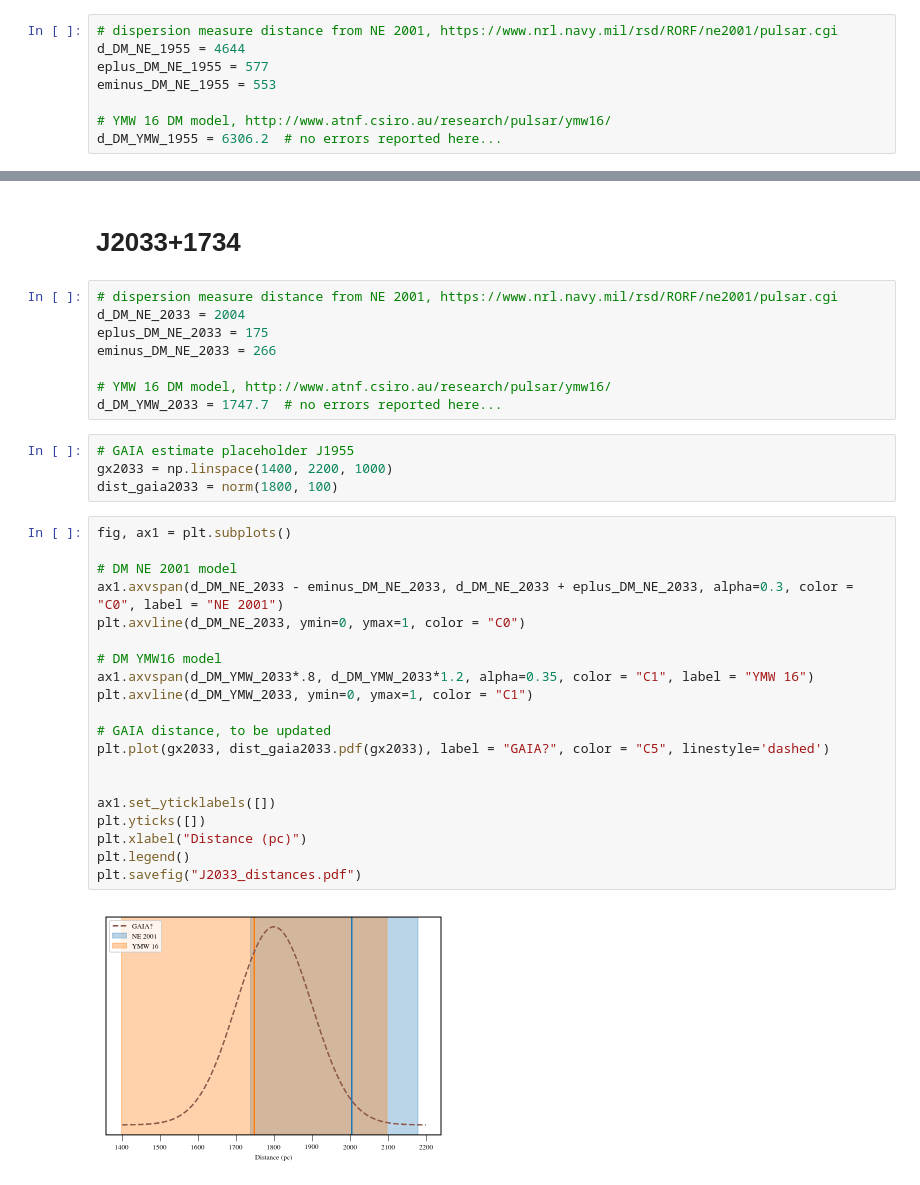
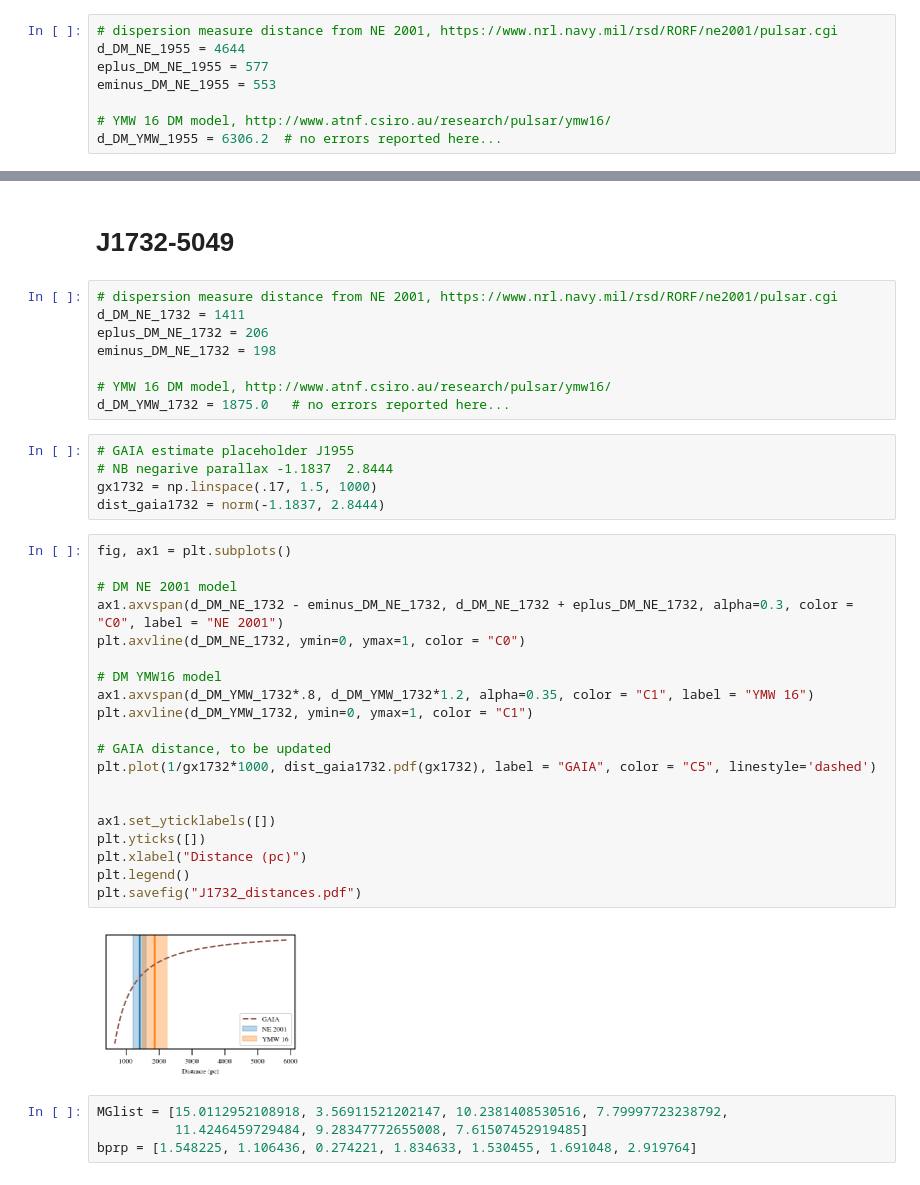
Before and after one commit to ChiaraMingarelli/gaia_pulsars, a Jupyter notebook: codes/pulsar_dist_figs.ipynb, the cells around one changed output, grey strips where cells are left out. Cells and saved outputs as stored; diff of their text form.

```diff
--- a/codes/pulsar_dist_figs.ipynb
+++ b/codes/pulsar_dist_figs.ipynb
@@ -326,36 +350,41 @@ plt.savefig("J1955_distances.pdf")
-# %% [markdown]
-# J2033+1734
+# %% [markdown]
+# J1732-5049
 # %%
 # dispersion measure distance from NE 2001, https://www.nrl.navy.mil/rsd/RORF/ne2001/pulsar.cgi
-d_DM_NE_2033 = 2004
-eplus_DM_NE_2033 = 175
-eminus_DM_NE_2033 = 266
+d_DM_NE_1732 = 1411
+eplus_DM_NE_1732 = 206
+eminus_DM_NE_1732 = 198
 
 # YMW 16 DM model, http://www.atnf.csiro.au/research/pulsar/ymw16/
-d_DM_YMW_2033 = 1747.7  # no errors reported here...
+d_DM_YMW_1732 = 1875.0   # no errors reported here...
 # %%
 # GAIA estimate placeholder J1955
-gx2033 = np.linspace(1400, 2200, 1000)
-dist_gaia2033 = norm(1800, 100)
+# NB negarive parallax -1.1837	2.8444
+gx1732 = np.linspace(.17, 1.5, 1000)
+dist_gaia1732 = norm(-1.1837, 2.8444)
 # %%
 fig, ax1 = plt.subplots()
 
 # DM NE 2001 model
-ax1.axvspan(d_DM_NE_2033 - eminus_DM_NE_2033, d_DM_NE_2033 + eplus_DM_NE_2033, alpha=0.3, color = "C0", label = "NE 2001")
-plt.axvline(d_DM_NE_2033, ymin=0, ymax=1, color = "C0")
+ax1.axvspan(d_DM_NE_1732 - eminus_DM_NE_1732, d_DM_NE_1732 + eplus_DM_NE_1732, alpha=0.3, color = "C0", label = "NE 2001")
+plt.axvline(d_DM_NE_1732, ymin=0, ymax=1, color = "C0")
 
 # DM YMW16 model
-ax1.axvspan(d_DM_YMW_2033*.8, d_DM_YMW_2033*1.2, alpha=0.35, color = "C1", label = "YMW 16")
-plt.axvline(d_DM_YMW_2033, ymin=0, ymax=1, color = "C1")
+ax1.axvspan(d_DM_YMW_1732*.8, d_DM_YMW_1732*1.2, alpha=0.35, color = "C1", label = "YMW 16")
+plt.axvline(d_DM_YMW_1732, ymin=0, ymax=1, color = "C1")
 
 # GAIA distance, to be updated
-plt.plot(gx2033, dist_gaia2033.pdf(gx2033), label = "GAIA?", color = "C5", linestyle='dashed')
+plt.plot(1/gx1732*1000, dist_gaia1732.pdf(gx1732), label = "GAIA", color = "C5", linestyle='dashed')
 
 
 ax1.set_yticklabels([])
 plt.yticks([])
 plt.xlabel("Distance (pc)")
 plt.legend()
-plt.savefig("J2033_distances.pdf")
+plt.savefig("J1732_distances.pdf")
 # %% [output]
-[figure, old version]
+[figure, new version]
+# %%
+MGlist = [15.0112952108918, 3.56911521202147, 10.2381408530516, 7.79997723238792,
+          11.4246459729484, 9.28347772655008, 7.61507452919485]
+bprp = [1.548225, 1.106436, 0.274221, 1.834633, 1.530455, 1.691048, 2.919764]
```
Also changed, not shown: parts of 24 cells of this notebook.
